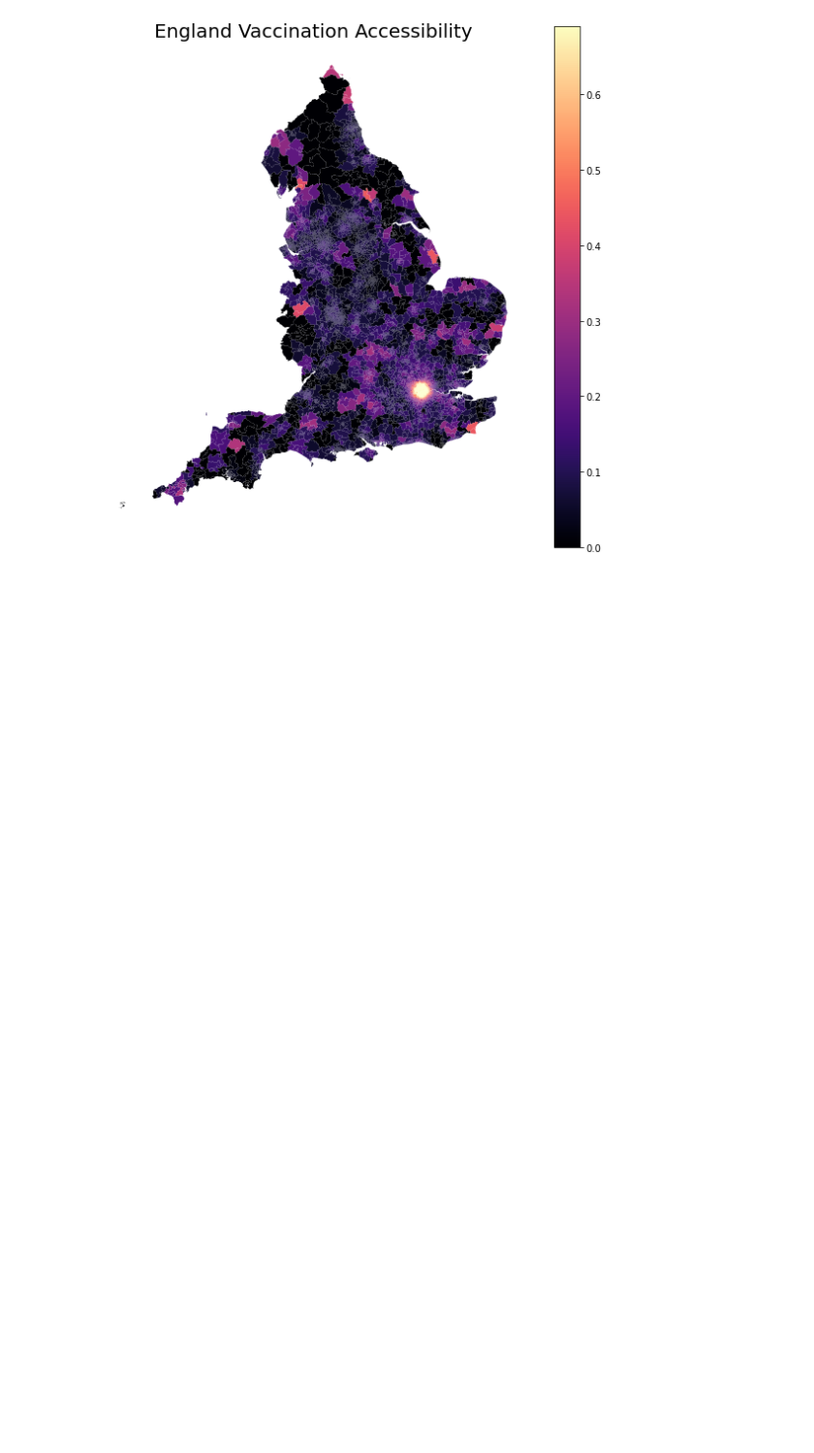
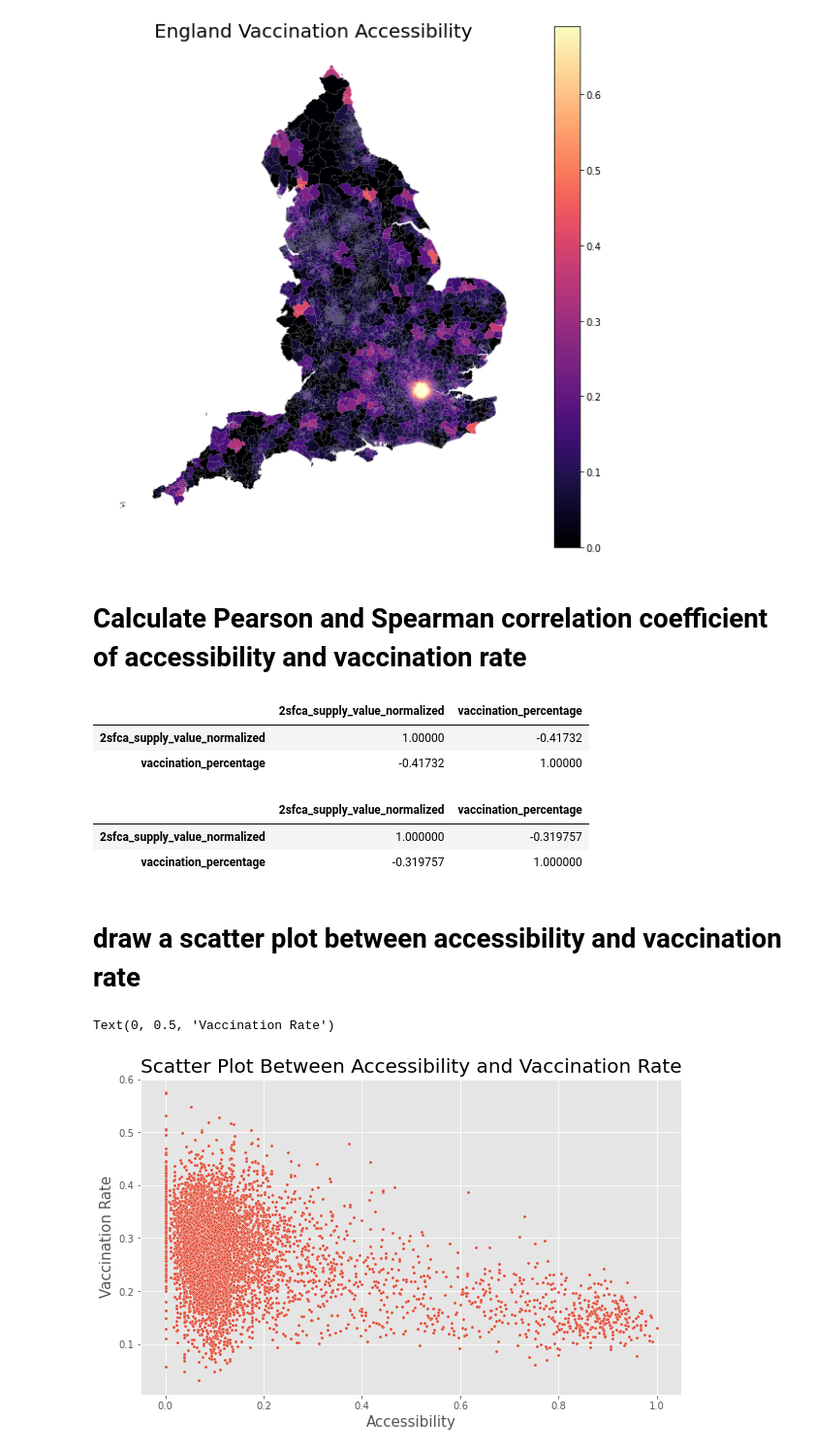
Before and after one commit to LingruFeng/dissertation, a Jupyter notebook: data_github/MSOA_test.ipynb, the cells around one changed output. Shown at 97% size. Drawn from its saved outputs; the diff is of its cells as text; code cells hidden in the pictures; blank space fills up the shorter version.

```diff
--- a/data_github/MSOA_test.ipynb
+++ b/data_github/MSOA_test.ipynb
@@ -296,3 +298,35 @@ plot_access1('vaccination_percentage')
 plot_access('2sfca_supply_value_normalized')
 # %% [output]
 [figure]
+# %% [markdown]
+# Calculate Pearson and Spearman correlation coefficient of accessibility and vaccination rate
+# %%
+pearson_correlation_coefficient = MSOA_fca[['2sfca_supply_value_normalized','vaccination_percentage']].corr(method='pearson')
+pearson_correlation_coefficient
+# %% [output]
+|  | 2sfca_supply_value_normalized | vaccination_percentage |
+| 2sfca_supply_value_normalized | 1.00000 | -0.41732 |
+| vaccination_percentage | -0.41732 | 1.00000 |
+# %%
+spearman_correlation_coefficient = MSOA_fca[['2sfca_supply_value_normalized','vaccination_percentage']].corr(method='spearman')
+spearman_correlation_coefficient
+# %% [output]
+|  | 2sfca_supply_value_normalized | vaccination_percentage |
+| 2sfca_supply_value_normalized | 1.000000 | -0.319757 |
+| vaccination_percentage | -0.319757 | 1.000000 |
+# %% [markdown]
+# draw a scatter plot between accessibility and vaccination rate
+# %%
+plot = pd.DataFrame()
+plot['Accessibility'] = MSOA_fca['2sfca_supply_value_normalized']
+plot['Vaccination Rate'] = MSOA_fca['vaccination_percentage']
+# %%
+plt.style.use('ggplot')
+plt.figure(figsize=(10, 6))
+a = sns.scatterplot(data=plot, x="Accessibility", y="Vaccination Rate",s=10)
+a.axes.set_title("Scatter Plot Between Accessibility and Vaccination Rate",fontsize=20)
+a.set_xlabel("Accessibility",fontsize=15)
+a.set_ylabel("Vaccination Rate",fontsize=+15)
+# %% [output]
+Text(0, 0.5, 'Vaccination Rate')
+[figure, added]
```
Also changed, not shown: parts of 5 cells of this notebook.
